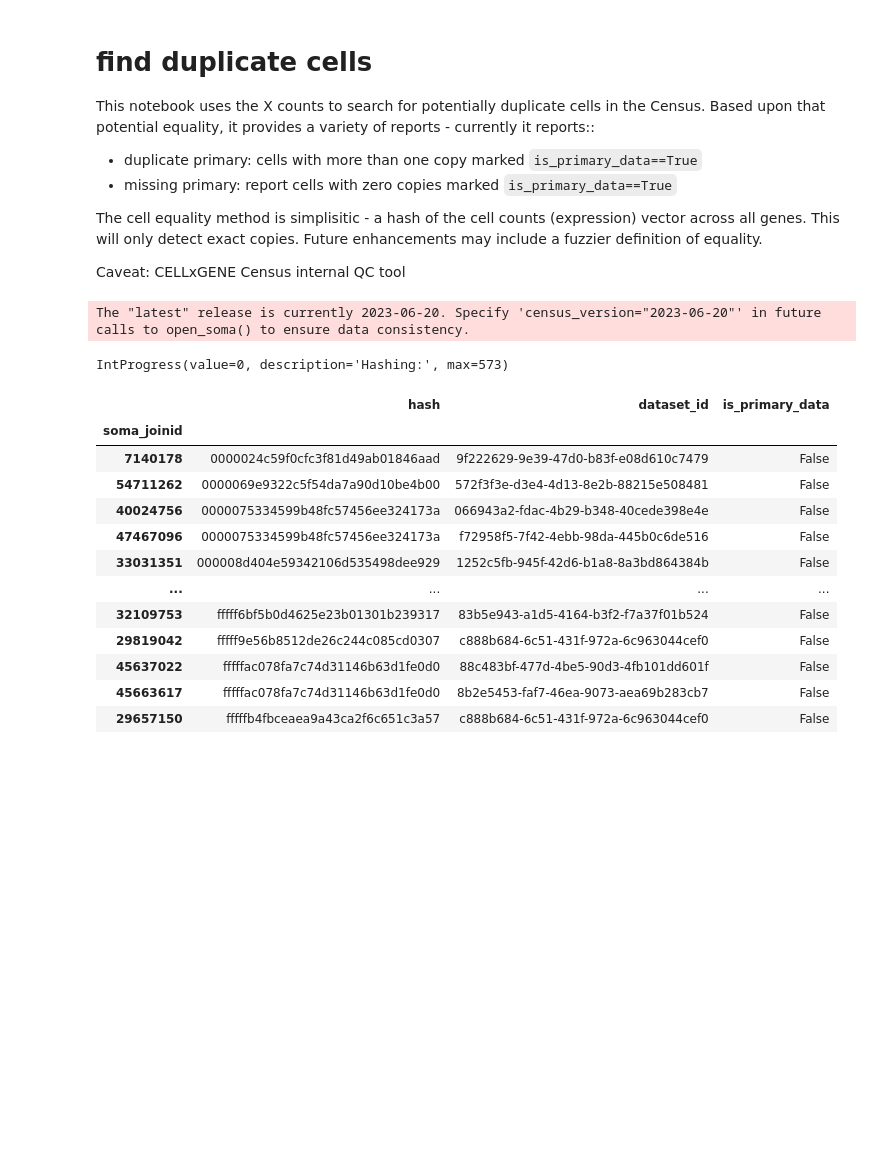
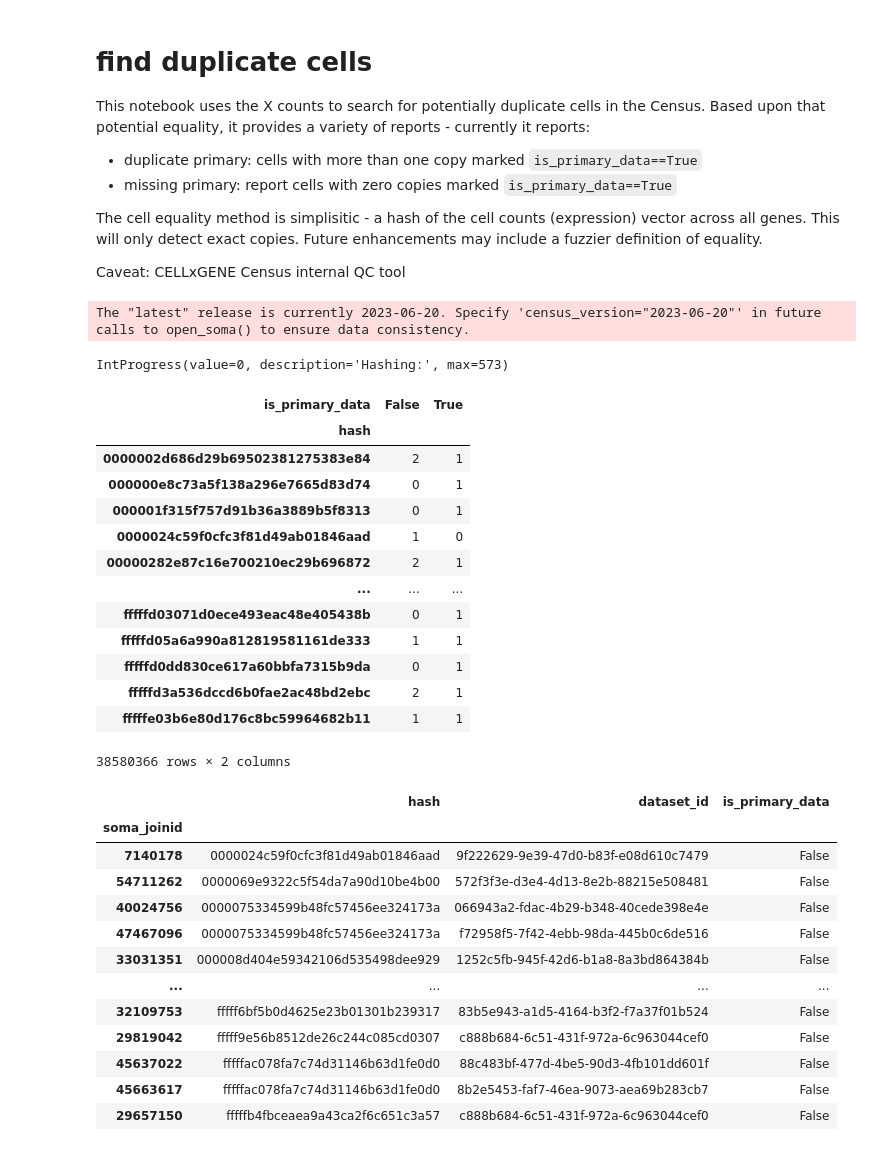
Before and after one commit to chanzuckerberg/cellxgene-census, a Jupyter notebook: tools/cell_dup_check/finddups.ipynb, the cells around one changed output. Saved outputs shown, nothing was run; the diff lists cells and outputs as text; code cells hidden in the pictures; blank space fills up the shorter version.

```diff
--- a/tools/cell_dup_check/finddups.ipynb
+++ b/tools/cell_dup_check/finddups.ipynb
@@ -2,7 +2,7 @@
 # find duplicate cells
 
 This notebook uses the X counts to search for potentially duplicate cells in the Census.
-Based upon that potential equality, it provides a variety of reports - currently it reports::
+Based upon that potential equality, it provides a variety of reports - currently it reports:
 * duplicate primary: cells with more than one copy marked `is_primary_data==True`
 * missing primary: report cells with zero copies marked `is_primary_data==True`
 
@@ -34,9 +34,23 @@ experiment: Literal[
     "mus_musculus", "homo_sapiens"
 ] = "homo_sapiens"  # Which experiment? Pick one.
 # %%
+"""
+Open Census, grab various data used for reports, and then calculate hashes for all cells.
+"""
+
 row_stride = 100_000  # row partition
 
 with cellxgene_census.open_soma(census_version=census_version) as census:
+    # Used for reporting
+    datasets_df = (
+        census["census_info"]["datasets"]
+        .read()
+        .concat()
+        .to_pandas()
+        .drop(columns=["soma_joinid"])
+    )
+
+    # Calculate all per-cell hashes
     exp = census["census_data"][experiment]
     with exp.axis_query(measurement_name="RNA") as query:
         # Notebook progress bar
@@ -61,25 +75,41 @@ with cellxgene_census.open_soma(census_version=census_version) as census:
             query, X_name="raw", row_stride=row_stride
         ):
             for r, row_soma_joinid in enumerate(obs_soma_joinids_chunk):
-                row_counts = X_chunk.getrow(r)
-                hash = xxhash.xxh3_128(row_counts.data.tobytes())
-                hash.update(row_counts.indptr)
+                X_row = X_chunk.getrow(r)
+                hash = xxhash.xxh3_128(X_row.data.tobytes())
+                hash.update(X_row.indptr)
                 hashes.at[row_soma_joinid] = hash.hexdigest()
 
             prog.value += 1
 
-obs_df.insert(0, "hash", hashes)
+        obs_df.insert(0, "hash", hashes)
 # %% [output]
 The "latest" release is currently 2023-06-20. Specify 'census_version="2023-06-20"' in future calls to open_soma() to ensure data consistency.
 IntProgress(value=0, description='Hashing:', max=573)
 # %%
 """Compute a summary pivot on the hash and is_primary_data"""
 hash_primary_pivot = (
     obs_df.value_counts(subset=["hash", "is_primary_data"])
     .to_frame()
     .reset_index()
     .pivot_table(index="hash", columns="is_primary_data", values="count", fill_value=0)
 )
+hash_primary_pivot
+# %% [output]
+| is_primary_data | False | True |
+| hash |  |  |
+| 0000002d686d29b69502381275383e84 | 2 | 1 |
+| 000000e8c73a5f138a296e7665d83d74 | 0 | 1 |
+| 000001f315f757d91b36a3889b5f8313 | 0 | 1 |
+| 0000024c59f0cfc3f81d49ab01846aad | 1 | 0 |
+| 00000282e87c16e700210ec29b696872 | 2 | 1 |
+| ... | ... | ... |
+| fffffd03071d0ece493eac48e405438b | 0 | 1 |
+| fffffd05a6a990a812819581161de333 | 1 | 1 |
+| fffffd0dd830ce617a60bbfa7315b9da | 0 | 1 |
+| fffffd3a536dccd6b0fae2ac48bd2ebc | 2 | 1 |
+| fffffe03b6e80d176c8bc59964682b11 | 1 | 1 |
+38580366 rows × 2 columns
 # %%
 """
 Case 1 - hashes lacking a cell marked primary. A hash/vector exists, but has no corresponding obs DataFrame record with is_primary_data == True.
```
Also changed, not shown: parts of 3 cells of this notebook.
